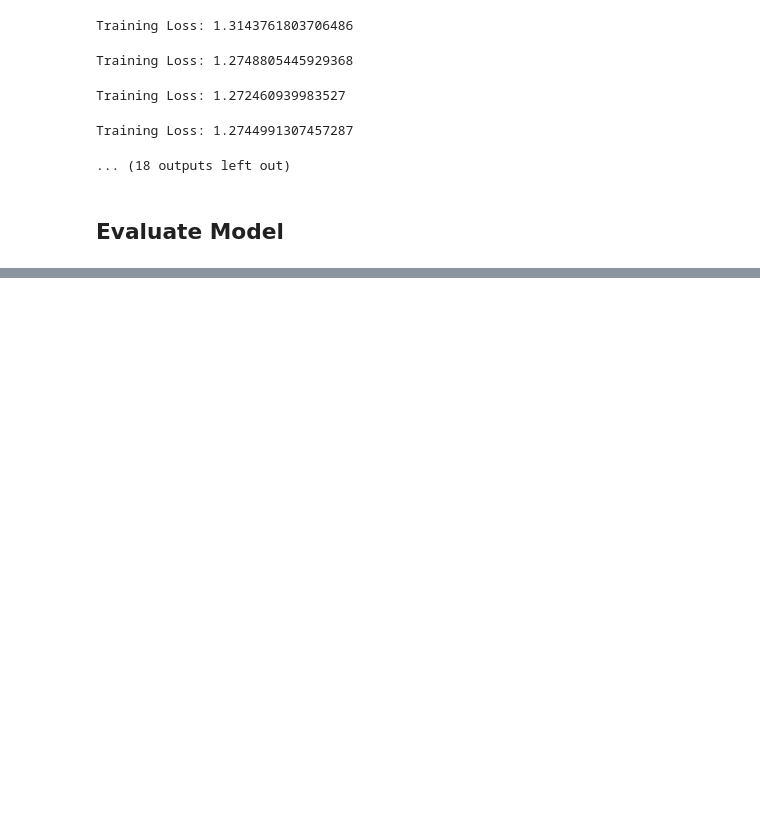
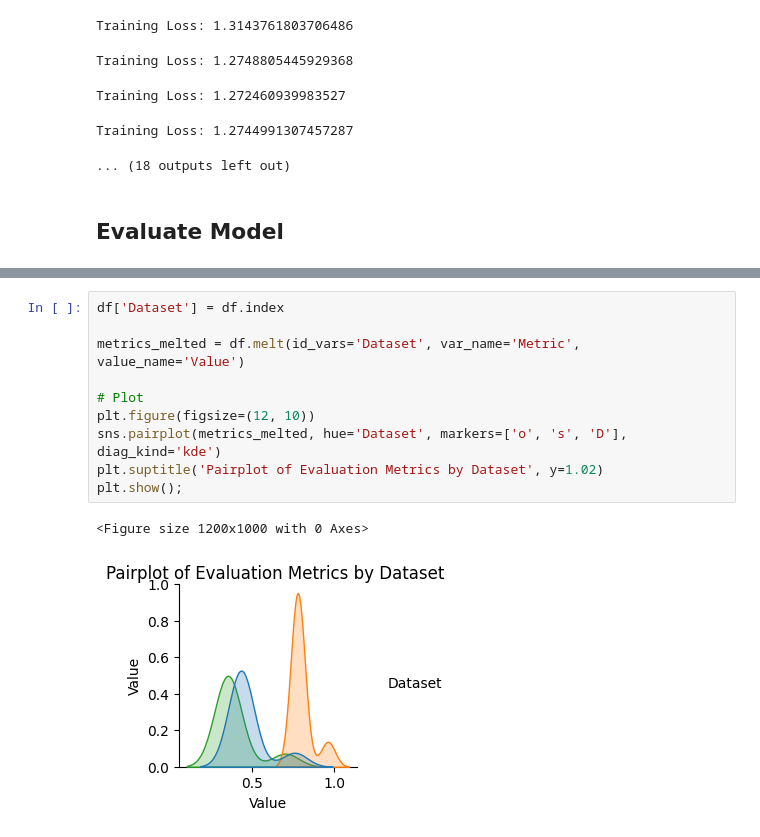
Before and after one commit to D0men1c0/Bald-Classification, a Jupyter notebook: notebook.ipynb, the cells around one changed output, grey strips where cells are left out. Cells and saved outputs as stored; diff of their text form; blank space fills up the shorter version.

```diff
--- a/notebook.ipynb
+++ b/notebook.ipynb
@@ -343,0 +387,13 @@ df
+# %%
+df['Dataset'] = df.index
+
+metrics_melted = df.melt(id_vars='Dataset', var_name='Metric', value_name='Value')
+
+# Plot
+plt.figure(figsize=(12, 10))
+sns.pairplot(metrics_melted, hue='Dataset', markers=['o', 's', 'D'], diag_kind='kde')
+plt.suptitle('Pairplot of Evaluation Metrics by Dataset', y=1.02)
+plt.show();
+# %% [output]
+<Figure size 1200x1000 with 0 Axes>
+[figure, added]
```
Also changed, not shown: parts of 6 cells of this notebook.
